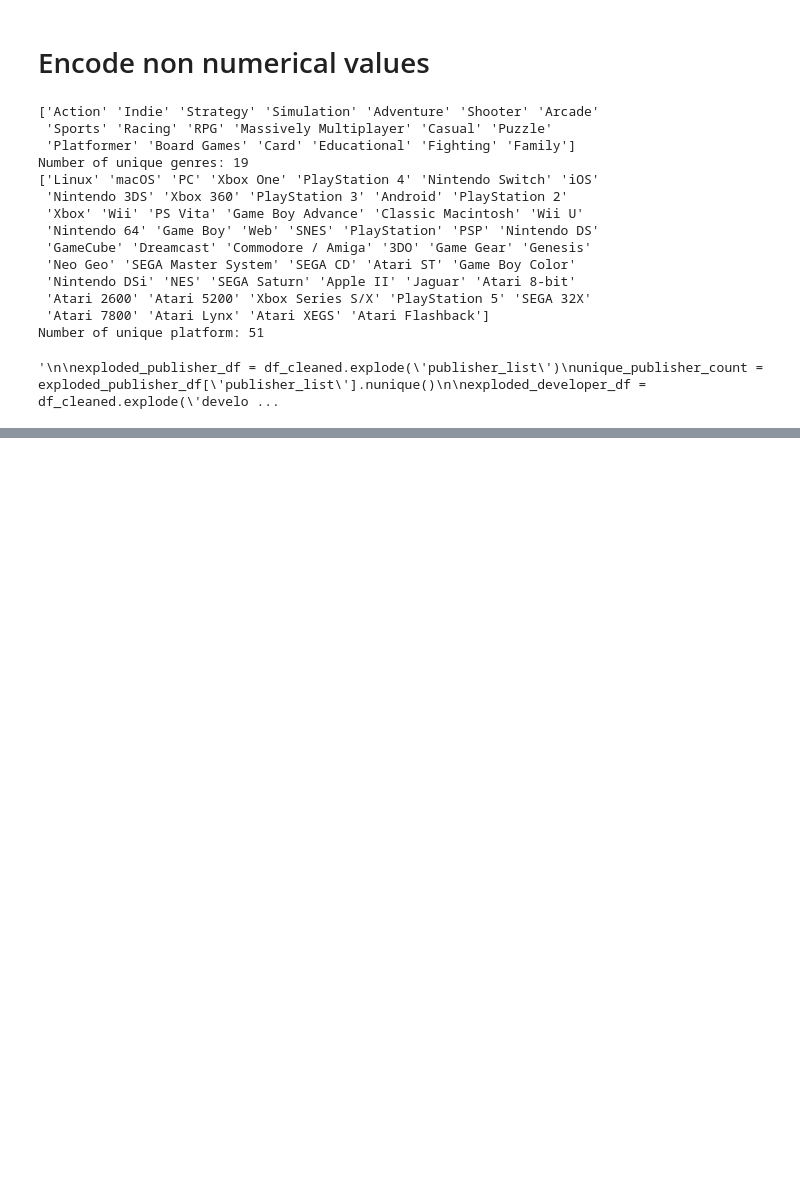
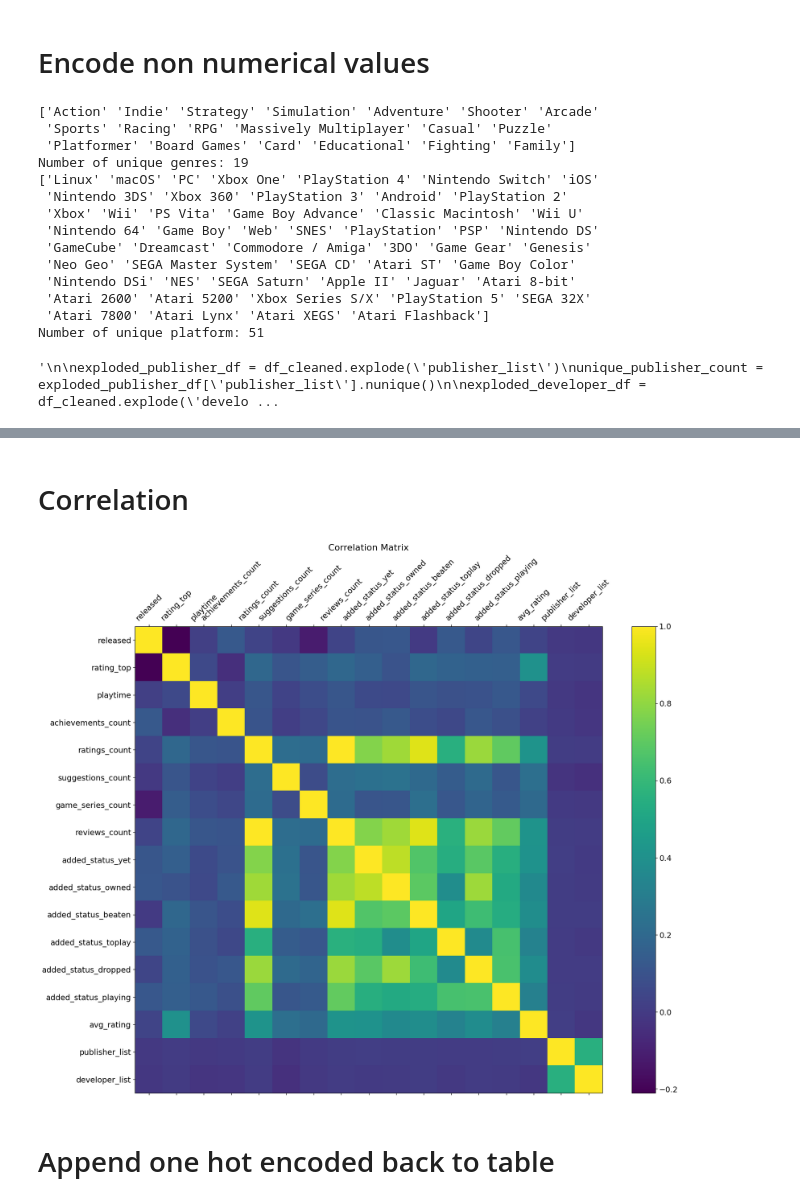
Before and after one commit to Mr-Stark01/ITSDPROJ, a Jupyter notebook: nb.ipynb, the cells around one changed output, grey strips where cells are left out. Saved outputs shown, nothing was run; the diff lists cells and outputs as text; code cells hidden in the pictures; blank space fills up the shorter version.

```diff
--- a/nb.ipynb
+++ b/nb.ipynb
@@ -260,0 +402,14 @@ df_cleaned = pd.concat([df_cleaned, platforms],axis='columns', sort=False)
+# %% [markdown]
+# Correlation
+# %%
+f = plt.figure(figsize=(19, 15))
+plt.matshow(df_cleaned_scaled.corr(), fignum=f.number)
+plt.xticks(range(df_cleaned_scaled.shape[1]), df_cleaned_scaled.columns, fontsize=14,rotation=45)
+plt.yticks(range(df_cleaned_scaled.shape[1]), df_cleaned_scaled.columns, fontsize=14)
+cb = plt.colorbar()
+cb.ax.tick_params(labelsize=14)
+plt.title('Correlation Matrix', fontsize=16);
+# %% [output]
+[figure, added]
+# %% [markdown]
+# Append one hot encoded back to table
```
Also changed, not shown: parts of 37 cells of this notebook.
